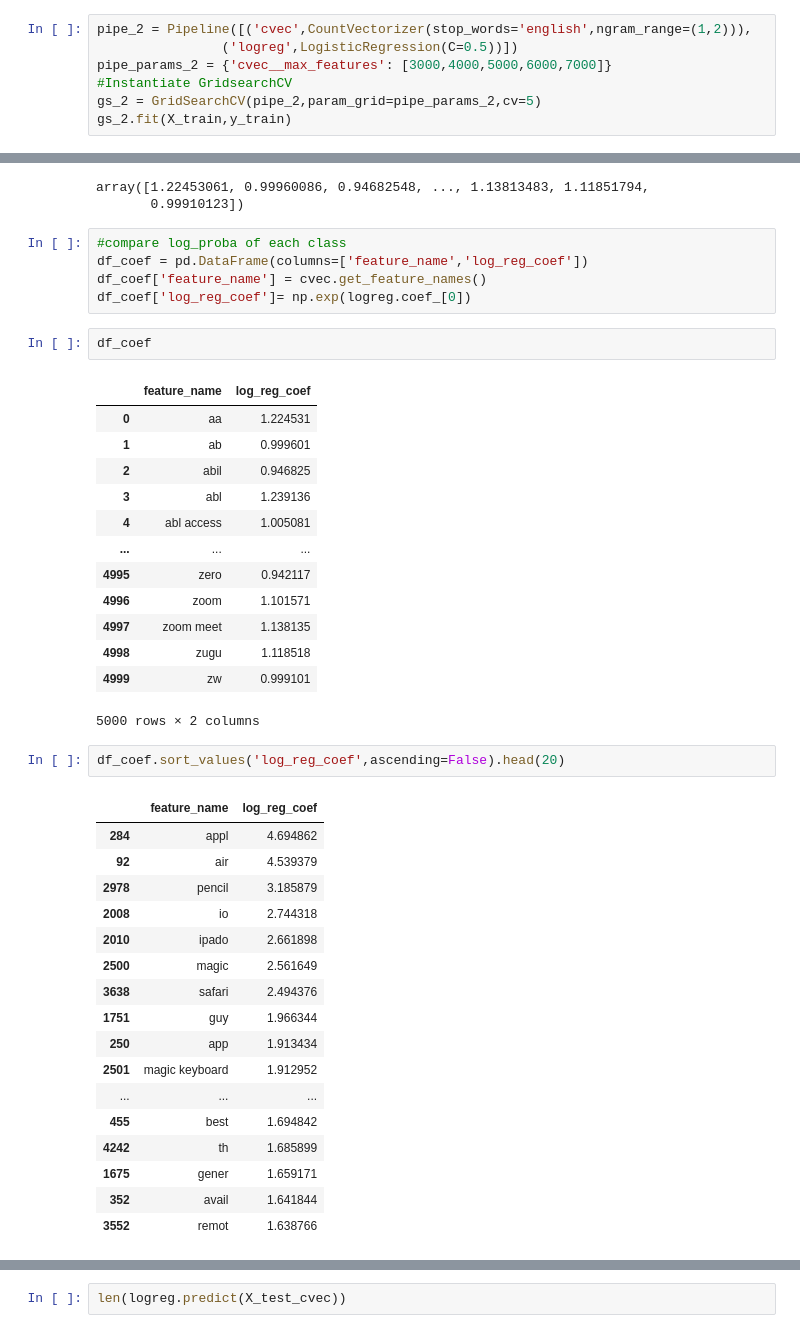
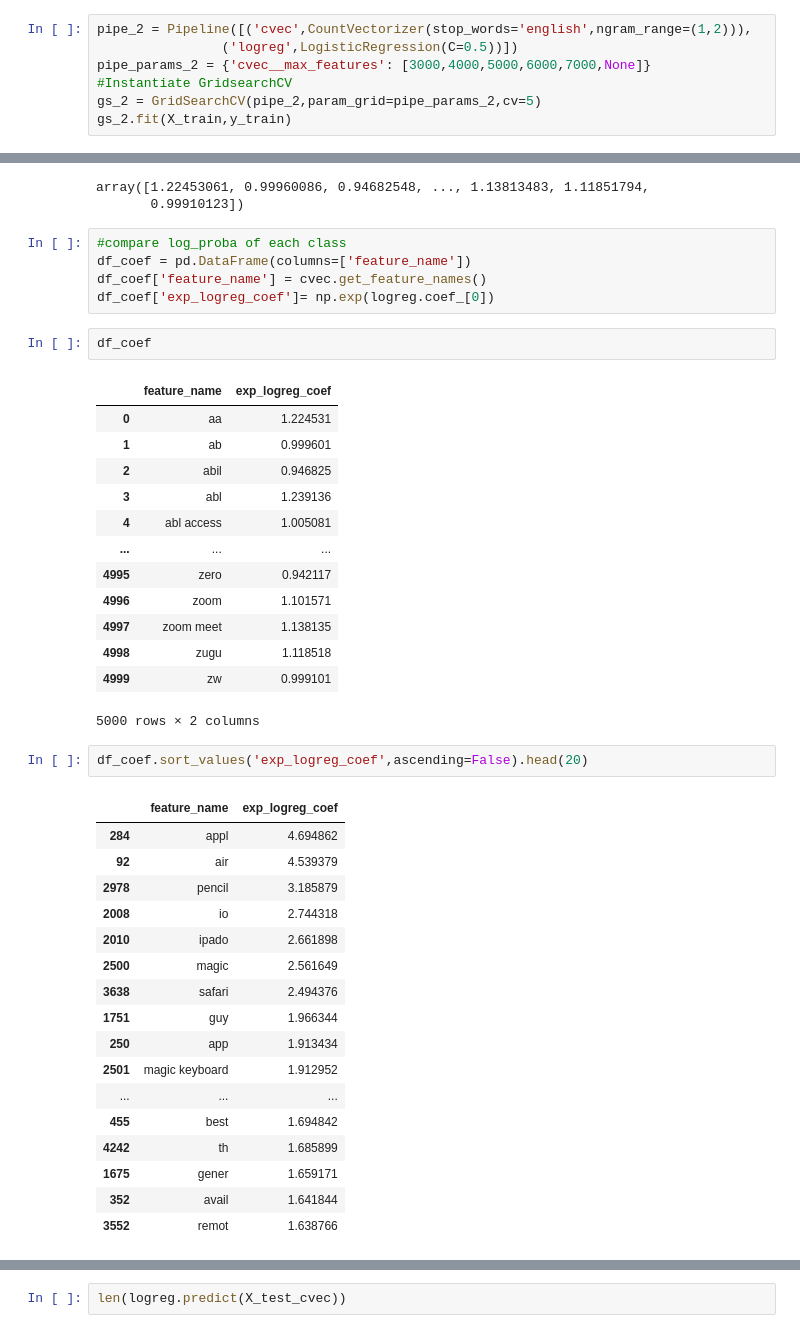
Before and after one commit to Tanupong/DSI_Project3, a Jupyter notebook: code/p3_model.ipynb, the cells around one changed output, grey strips where cells are left out. Saved outputs shown, nothing was run; the diff lists cells and outputs as text.

```diff
--- a/code/p3_model.ipynb
+++ b/code/p3_model.ipynb
@@ -585,7 +594,7 @@ gs.best_params_ #check for best param
 # %%
 pipe_2 = Pipeline([('cvec',CountVectorizer(stop_words='english',ngram_range=(1,2))),
                 ('logreg',LogisticRegression(C=0.5))])
-pipe_params_2 = {'cvec__max_features': [3000,4000,5000,6000,7000]}
+pipe_params_2 = {'cvec__max_features': [3000,4000,5000,6000,7000,None]}
 #Instantiate GridsearchCV
 gs_2 = GridSearchCV(pipe_2,param_grid=pipe_params_2,cv=5)
 gs_2.fit(X_train,y_train)
@@ -704,13 +738,13 @@ array([1.22453061, 0.99960086, 0.94682548, ..., 1.13813483, 1.11851794,
        0.99910123])
 # %%
 #compare log_proba of each class
-df_coef = pd.DataFrame(columns=['feature_name','log_reg_coef'])
+df_coef = pd.DataFrame(columns=['feature_name'])
 df_coef['feature_name'] = cvec.get_feature_names()
-df_coef['log_reg_coef']= np.exp(logreg.coef_[0])
+df_coef['exp_logreg_coef']= np.exp(logreg.coef_[0])
 # %%
 df_coef
 # %% [output]
-|  | feature_name | log_reg_coef |
+|  | feature_name | exp_logreg_coef |
 | 0 | aa | 1.224531 |
 | 1 | ab | 0.999601 |
 | 2 | abil | 0.946825 |
@@ -724,9 +758,9 @@ df_coef
 | 4999 | zw | 0.999101 |
 5000 rows × 2 columns
 # %%
-df_coef.sort_values('log_reg_coef',ascending=False).head(20)
+df_coef.sort_values('exp_logreg_coef',ascending=False).head(20)
 # %% [output]
-|  | feature_name | log_reg_coef |
+|  | feature_name | exp_logreg_coef |
 | 284 | appl | 4.694862 |
 | 92 | air | 4.539379 |
 | 2978 | pencil | 3.185879 |
```
Also changed, not shown: parts of 38 cells of this notebook, 2 other files.
